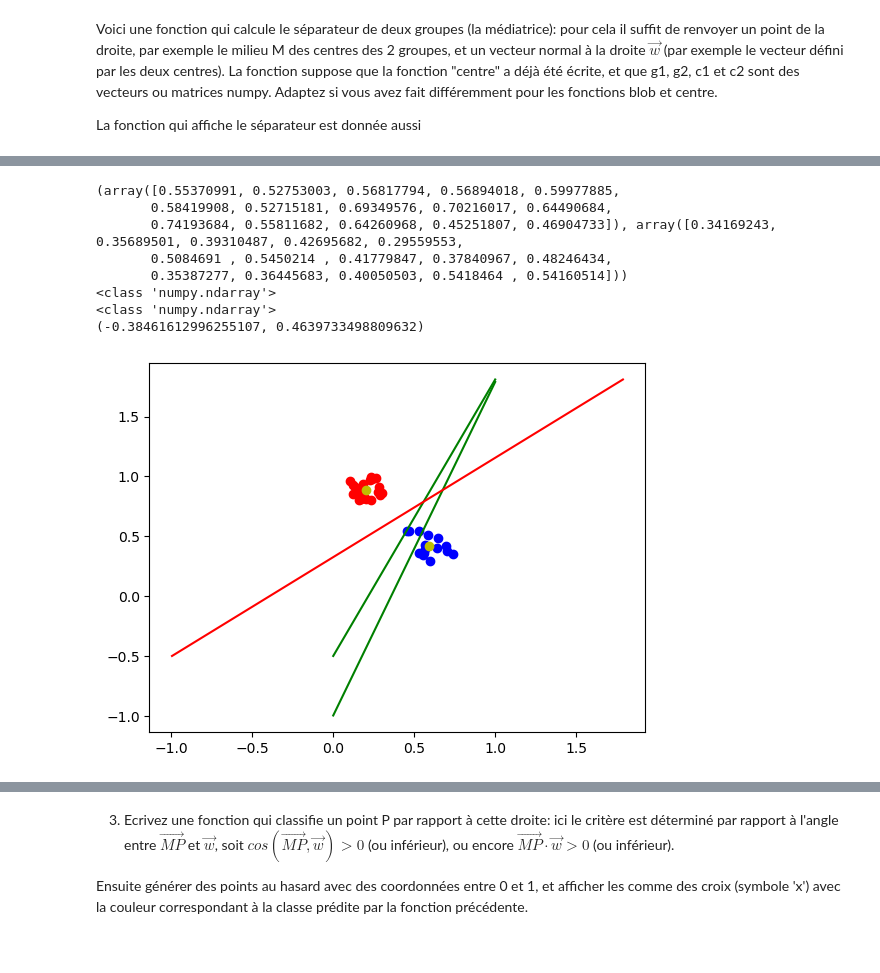
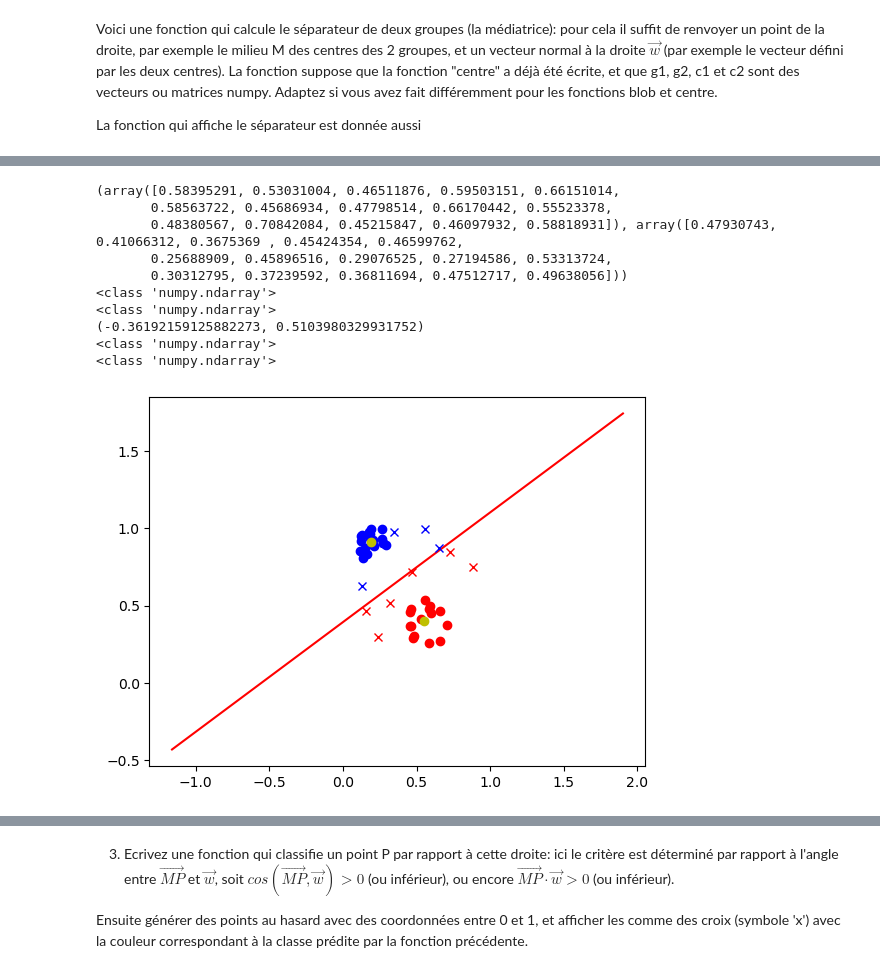
Before and after one commit to AloyKyllian/2A, a Jupyter notebook: python/TP3/TP_Python_SRI_3_2022.ipynb, the cells around one changed output, grey strips where cells are left out. Drawn from its saved outputs; the diff is of its cells as text; code cells hidden in the pictures.

```diff
--- a/python/TP3/TP_Python_SRI_3_2022.ipynb
+++ b/python/TP3/TP_Python_SRI_3_2022.ipynb
@@ -154,42 +153,51 @@ def separateur(g1,g2):
 def plot_separateur(m,w,scale=3):
     """à partir d'un point M et un vecteur directeur w, trace un segment de la droite correspondante
     (échelle/scale à ajuster selon la figure)
     """
     print(w)
 
     tw = (-w[1],w[0])
     # plt.plot([m[0]+scale*tw[0],m[0]-scale*tw[0]],"g-")
     # plt.plot([m[1]+scale*tw[1],m[1]-scale*tw[1]],"-g")
     plt.plot([m[0]+scale*tw[0],m[0]-scale*tw[0]],[m[1]+scale*tw[1],m[1]-scale*tw[1]],"r-")
 
 print(g2)
-plt.plot(g1[0],g1[1],"or")
-plt.plot(g2[0],g2[1],"ob")
+plt.plot(g1[0],g1[1],"ob")
+plt.plot(g2[0],g2[1],"or")
 plt.plot(moy1[0],moy1[1],"oy")
 plt.plot(moy2[0],moy2[1],"oy")
 m,w = separateur(g1,g2)
 
 plot_separateur(m,w)
+
+classes = {1:"b",-1:"r",0:"g"}
+s = separateur(g1,g2)
 
 def classify(pt,separateur):
     m,w = separateur
     prod = (pt-m).dot(w)
     if prod>0:
         return 1
     elif prod<0:
         return -1
     else:
         return 0
+
+for i in range(10):
+    test = random(),random()
+    plt.plot(test[0],test[1],classes[classify(test,s)]+"x")
 # %% [output]
-(array([0.55370991, 0.52753003, 0.56817794, 0.56894018, 0.59977885,
-       0.58419908, 0.52715181, 0.69349576, 0.70216017, 0.64490684,
-       0.74193684, 0.55811682, 0.64260968, 0.45251807, 0.46904733]), array([0.34169243, 0.35689501, 0.39310487, 0.42695682, 0.29559553,
-       0.5084691 , 0.5450214 , 0.41779847, 0.37840967, 0.48246434,
-       0.35387277, 0.36445683, 0.40050503, 0.5418464 , 0.54160514]))
+(array([0.58395291, 0.53031004, 0.46511876, 0.59503151, 0.66151014,
+       0.58563722, 0.45686934, 0.47798514, 0.66170442, 0.55523378,
+       0.48380567, 0.70842084, 0.45215847, 0.46097932, 0.58818931]), array([0.47930743, 0.41066312, 0.3675369 , 0.45424354, 0.46599762,
+       0.25688909, 0.45896516, 0.29076525, 0.27194586, 0.53313724,
+       0.30312795, 0.37239592, 0.36811694, 0.47512717, 0.49638056]))
 <class 'numpy.ndarray'>
 <class 'numpy.ndarray'>
-(-0.38461612996255107, 0.4639733498809632)
+(-0.36192159125882273, 0.5103980329931752)
+<class 'numpy.ndarray'>
+<class 'numpy.ndarray'>
-[figure, old version]
+[figure, new version]
 # %% [markdown]
 Ceci devrait vous aider à générer une figure similaire à celle-ci:
     <img src="TP/blobs2_separateur.png">
```
Also changed, not shown: parts of 4 cells of this notebook, 20 other files.
